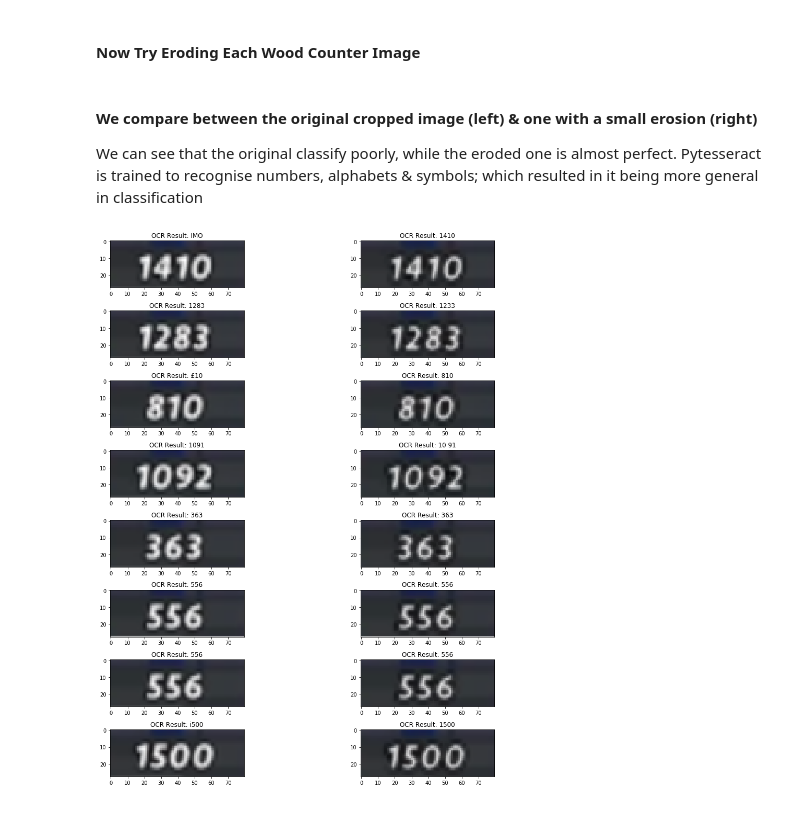
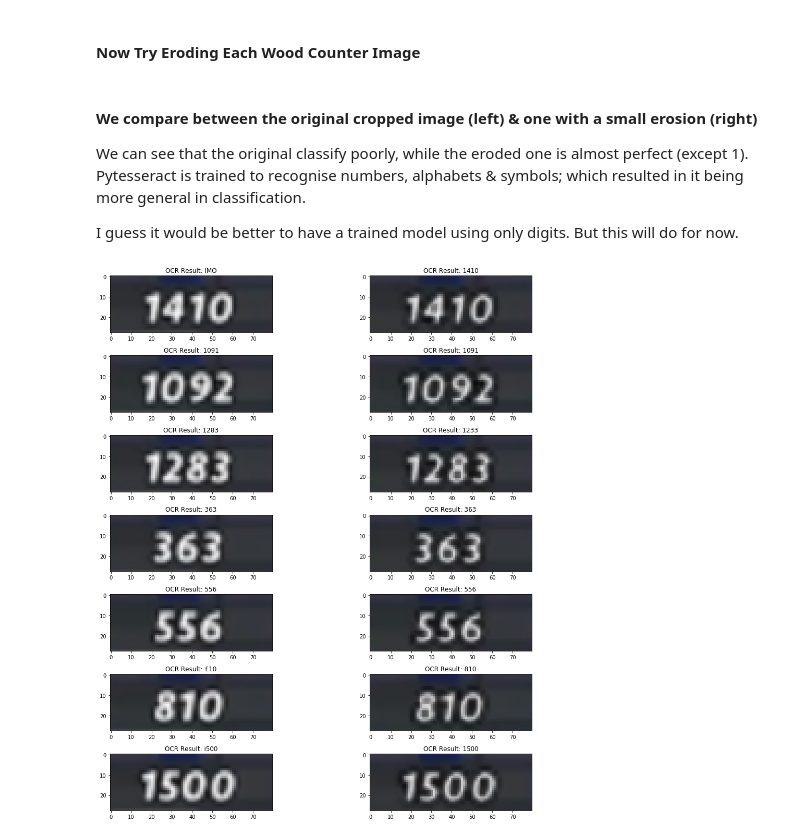
Before and after one commit to mapattacker/castletd2-bot, a Jupyter notebook: notebooks/OCR of Wood Counter.ipynb, the cells around one changed output. Drawn from its saved outputs; the diff is of its cells as text; code cells hidden in the pictures.

```diff
--- a/notebooks/OCR of Wood Counter.ipynb
+++ b/notebooks/OCR of Wood Counter.ipynb
@@ -74,24 +73,26 @@ for wood in screens2:
 
 # store both original & eroded images in single list for plotting
 plotting = []
-for i in range(8):
+for i in range(7):
     plotting.append(screens2[i])
     plotting.append(eroded[i])
 # %% [markdown]
 #### We compare between the original cropped image (left) & one with a small erosion (right)
 
-We can see that the original classify poorly, while the eroded one is almost perfect. Pytesseract is trained to recognise numbers, alphabets & symbols; which resulted in it being more general in classification
+We can see that the original classify poorly, while the eroded one is almost perfect (except 1). Pytesseract is trained to recognise numbers, alphabets & symbols; which resulted in it being more general in classification.
+
+I guess it would be better to have a trained model using only digits. But this will do for now.
 # %%
-fig, axes = plt.subplots(ncols=2, nrows=8, figsize=(15, 15))
+fig, axes = plt.subplots(ncols=2, nrows=7, figsize=(15, 15))
 a = [i for i in axes for i in i]
 
 # compare results of OCR
 for i, ax in enumerate(a):
     ax.imshow(plotting[i], 'gray');
     # OCR, replace any spaces if any
     ocr = pytesseract.image_to_string(plotting[i]).replace(' ','')
     ax.set_title('OCR Result: ' + ocr)
 
 plt.tight_layout()
 # %% [output]
-[figure, old version]
+[figure, new version]
```
Also changed, not shown: parts of 1 cell of this notebook.
